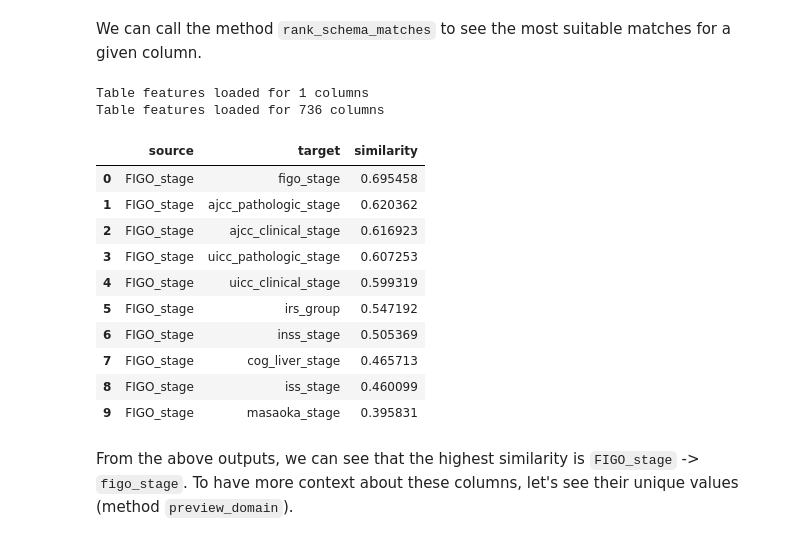
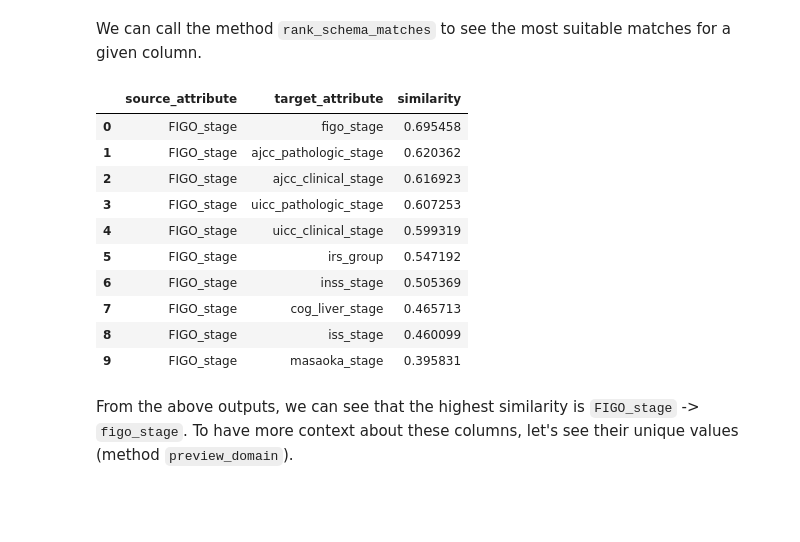
Before and after one commit to VIDA-NYU/bdi-kit, a Jupyter notebook: examples/analyzing_one_attribute.ipynb, the cells around one changed output. Cells and saved outputs as stored; diff of their text form; code cells hidden in the pictures; blank space fills up the shorter version.

Commit message:
refactor: Rename 'columns' to 'attributes' in the outputs of various methods for improved terminology consistency across the toolkit. (#123)

```diff
--- a/examples/analyzing_one_attribute.ipynb
+++ b/examples/analyzing_one_attribute.ipynb
@@ -26,12 +26,10 @@ Let's work with the attribute/column `FIGO_stage`.
 # %% [markdown]
 We can call the method `rank_schema_matches` to see the most suitable matches for a given column.
 # %%
-top_matches = bdi.rank_schema_matches(dataset, target='gdc', columns=['FIGO_stage'])
+top_matches = bdi.rank_schema_matches(dataset, target='gdc', attributes=['FIGO_stage'])
 top_matches
 # %% [output]
-Table features loaded for 1 columns
-Table features loaded for 736 columns
-|  | source | target | similarity |
+|  | source_attribute | target_attribute | similarity |
 | 0 | FIGO_stage | figo_stage | 0.695458 |
 | 1 | FIGO_stage | ajcc_pathologic_stage | 0.620362 |
 | 2 | FIGO_stage | ajcc_clinical_stage | 0.616923 |
```
Also changed, not shown: parts of 4 cells of this notebook, 9 other files.
